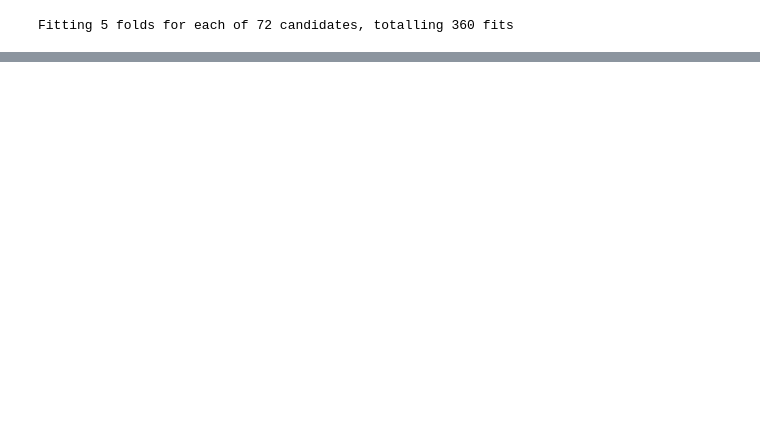
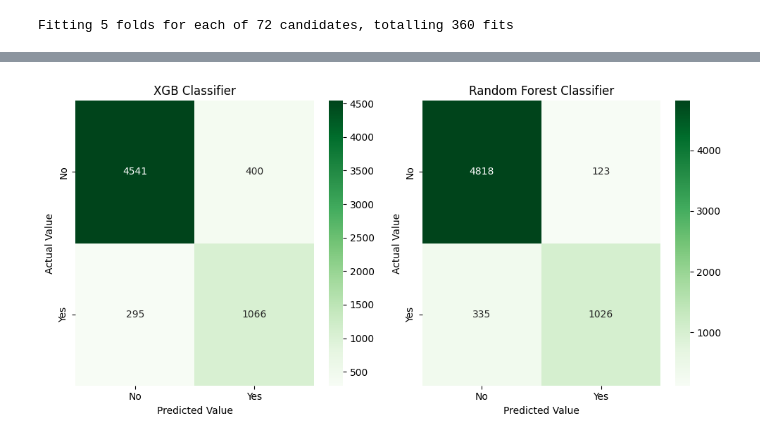
Before and after one commit to Md-Maruf-1727/loan-risk-analysis-xai, a Jupyter notebook: Notebooks/04_model_training.ipynb, the cells around one changed output, grey strips where cells are left out. Cells and saved outputs as stored; diff of their text form; code cells hidden in the pictures; blank space fills up the shorter version.

```diff
--- a/Notebooks/04_model_training.ipynb
+++ b/Notebooks/04_model_training.ipynb
@@ -198,0 +252,19 @@ xg_result
+# %%
+confusion_matrixes = [xg_confusion, rf_confusion]
+titles = ['XGB Classifier', 'Random Forest Classifier']
+
+fig, axes = plt.subplots(1, 2, figsize=(10, 5))
+labels = ["No", "Yes"]
+
+for ax, cm, title, in zip(axes.flatten(), confusion_matrixes, titles):
+    sns.heatmap(
+        cm, annot=True, fmt='g', cmap='Greens',
+        ax=ax, xticklabels=labels, yticklabels=labels
+    )
+    ax.set_title(title)
+    ax.set_xlabel("Predicted Value")
+    ax.set_ylabel("Actual Value")
+plt.tight_layout()
+plt.show()
+# %% [output]
+[figure, added]
```
Also changed, not shown: parts of 10 cells of this notebook.
